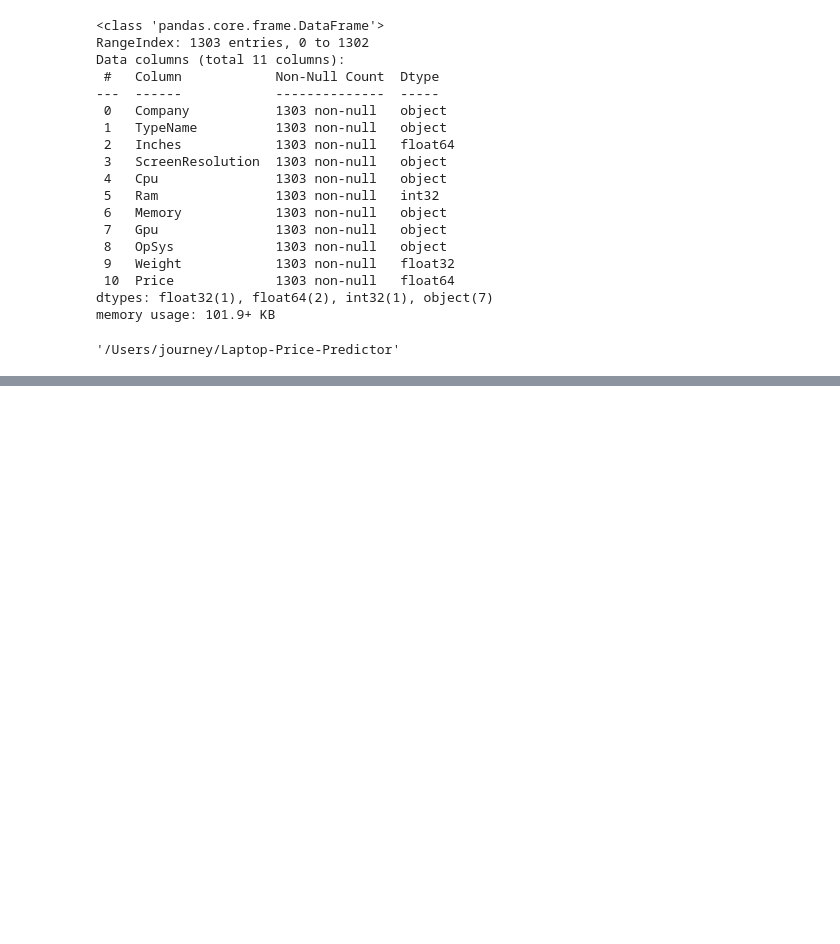
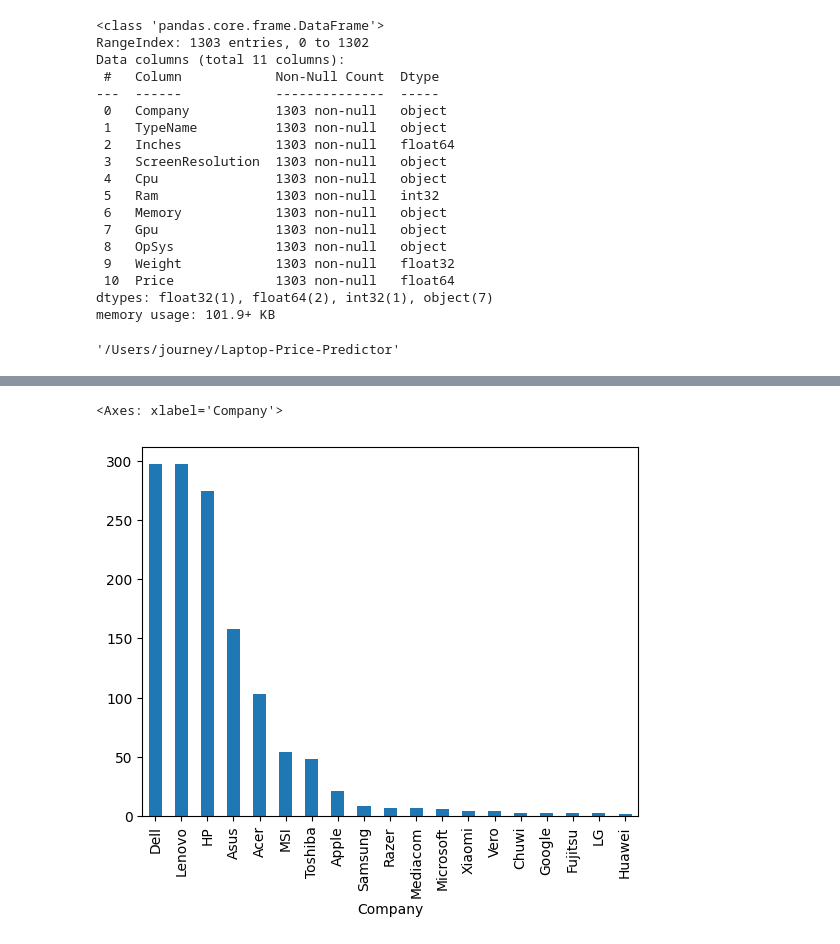
Before and after one commit to Neeraj-Fulpatiya/Laptop-Price-Predictor, a Jupyter notebook: laptop-price-predictor.ipynb, the cells around one changed output, grey strips where cells are left out. Cells and saved outputs as stored; diff of their text form; code cells hidden in the pictures; blank space fills up the shorter version.

```diff
--- a/laptop-price-predictor.ipynb
+++ b/laptop-price-predictor.ipynb
@@ -107,0 +125,6 @@ os.getcwd()
+# %%
+df['Company'].value_counts().plot(kind='bar')#we did tyhis becos here we want to drwa
+#bar for the comaony only and not between 2 parameters like below
+# %% [output]
+<Axes: xlabel='Company'>
+[figure, added]
```
Also changed, not shown: parts of 9 cells of this notebook.
